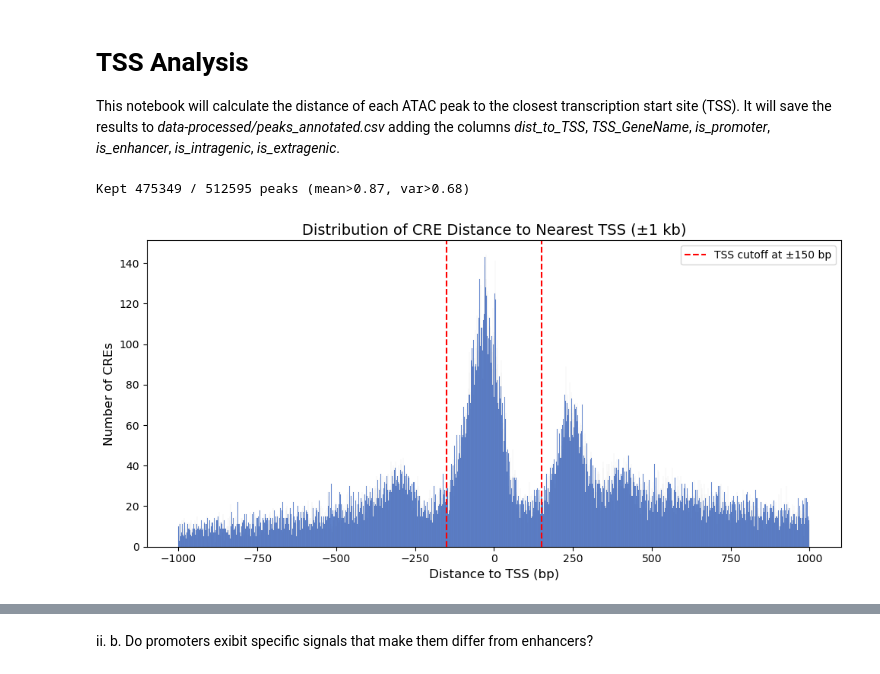
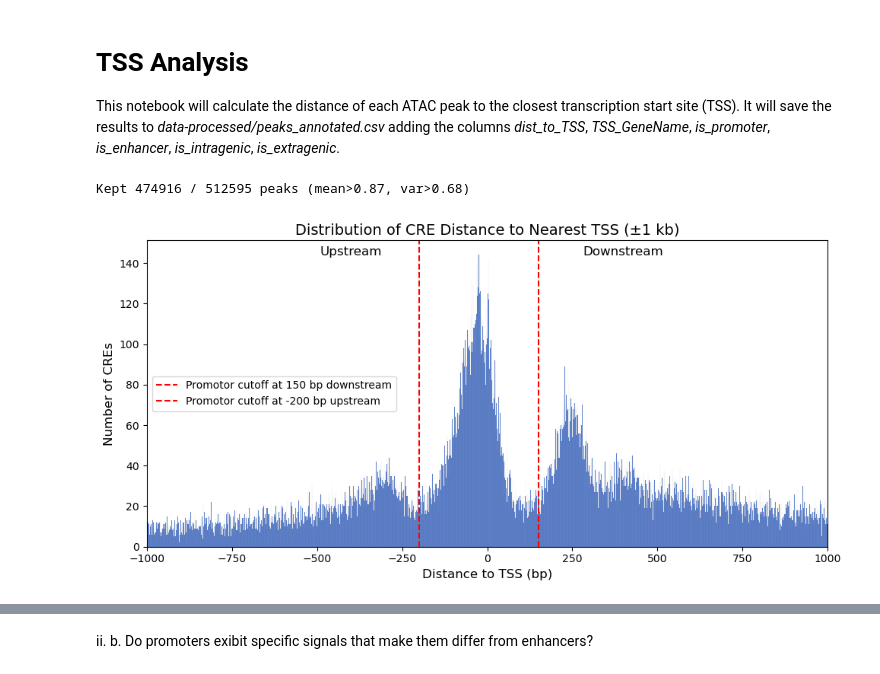
Before and after one commit to Topic2-Gene-Regulation-Immune-Cells/ILC-cells-Team4, a Jupyter notebook: 02_tss_analysis.ipynb, the cells around one changed output, grey strips where cells are left out. Drawn from its saved outputs; the diff is of its cells as text; code cells hidden in the pictures.

Commit message:
saved plots

```diff
--- a/02_tss_analysis.ipynb
+++ b/02_tss_analysis.ipynb
@@ -12,12 +12,13 @@ from scipy.stats import ttest_ind, spearmanr
 
 DATA_DIR = "data/"
 DATA_PROC_DIR = "data-processed/"
+PLOTS_DIR = "plots/"
 ATAC_SEQ_PATH = os.path.join(DATA_DIR, "ImmGenATAC18_AllOCRsInfo.csv")
 REFFLAT_PATH = os.path.join(DATA_DIR, "refFlat.txt.gz")
 PROC_PEAKS_PATH = os.path.join(DATA_PROC_DIR, "peaks_annotated.csv")
 
 # Load ATAC-seq data
-atac = pd.read_csv(ATAC_SEQ_PATH, index_col=[0,1,2])
+atac = pd.read_csv(ATAC_SEQ_PATH, index_col=[0,1,2]).drop(columns=["mm10.60way.phastCons_scores", "_-log10_bestPvalue", "Included.in.systematic.analysis"])
 atac.index.names = ["id","chrom","summit"]
 peaks = atac.reset_index()
 # Load gene annotation data
@@ -25,7 +26,9 @@ refFlat = pd.read_csv(REFFLAT_PATH, sep="\t", header=None, compression="gzip")
 refFlat.columns = ["geneName", "transcriptName", "chrom", "strand", "tx5p", "tx3p",
     "cdsStart", "cdsEnd", "exonCount", "exonStarts", "exonEnds"]
 # %%
-PROMOTER_CUTOFF = 150  # distance to TSS to be considered a promoter
+# Define promoter cutoff
+PROMOTER_CUTOFF_UPPER = 150
+PROMOTER_CUTOFF_LOWER = -200
 
 # Check if pre-processed peaks exist if not generate them
 if not os.path.exists(PROC_PEAKS_PATH):
@@ -85,8 +88,8 @@ if not os.path.exists(PROC_PEAKS_PATH):
         dists.append(d)
         geneNames.append(name)
 
-        # promoter if within ±1kb
-        is_promoter.append(abs(d) <= PROMOTER_CUTOFF)
+        # promoter if within Cutoff range
+        is_promoter.append(d <= PROMOTER_CUTOFF_UPPER and d >= PROMOTER_CUTOFF_LOWER)
 
         # intragenic if center falls within any gene interval
         intr = False
@@ -125,28 +128,32 @@ print(f"Kept {len(filtered)} / {len(peaks)} peaks (mean>{mean_thr:.2f}, var>{var
 #dataset = filtered
 dataset = peaks
 # %% [output]
-Kept 475349 / 512595 peaks (mean>0.87, var>0.68)
+Kept 474916 / 512595 peaks (mean>0.87, var>0.68)
 # %%
 # Plot the distribution of distances to TSS
 # Remove NaNs and limit extreme values for better plot scale
 distances = dataset["dist_to_TSS"].dropna()
-distances = distances[distances.abs() <= 1e3]  # only +/-1 kb
+#distances = distances[distances.abs() <= 1e3]  # only +/-1 kb
 
 plt.figure(figsize=(10, 5))
-sns.histplot(distances, bins=2000, color="#3366cc")
+sns.histplot(distances, color="#3366cc",
+             binwidth=1, binrange=(-1000, 1000))
+plt.xlim(-1000, 1000)
 
-plt.axvline(PROMOTER_CUTOFF, color="red", linestyle="--", label=f"TSS cutoff at ±{PROMOTER_CUTOFF} bp")
-plt.axvline(-PROMOTER_CUTOFF, color="red", linestyle="--")
-#plt.xlim(-1000, 1000)
+plt.axvline(PROMOTER_CUTOFF_UPPER, color="red", linestyle="--", label=f"Promotor cutoff at {PROMOTER_CUTOFF_UPPER} bp downstream")
+plt.axvline(PROMOTER_CUTOFF_LOWER, color="red", linestyle="--", label=f"Promotor cutoff at {PROMOTER_CUTOFF_LOWER} bp upstream")
 
 plt.title("Distribution of CRE Distance to Nearest TSS (±1 kb)", fontsize=14)
 plt.xlabel("Distance to TSS (bp)", fontsize=12)
 plt.ylabel("Number of CREs", fontsize=12)
+plt.text(400, plt.ylim()[1]*0.95, "Downstream", color="black", fontsize=12, ha="center")
+plt.text(-400, plt.ylim()[1]*0.95, "Upstream", color="black", fontsize=12, ha="center")
 plt.legend()
 plt.tight_layout()
+plt.savefig(os.path.join(PLOTS_DIR, "distances_to_TSS.png"))
 plt.show()
 # %% [output]
-[figure, old version]
+[figure, new version]
 # %%
 plt.figure(figsize=(10, 10))
 sns.jointplot(data=dataset, x="dist_to_TSS", y="mean_access", hue="is_promoter",
```
Also changed, not shown: parts of 12 cells of this notebook, 2 other files.
